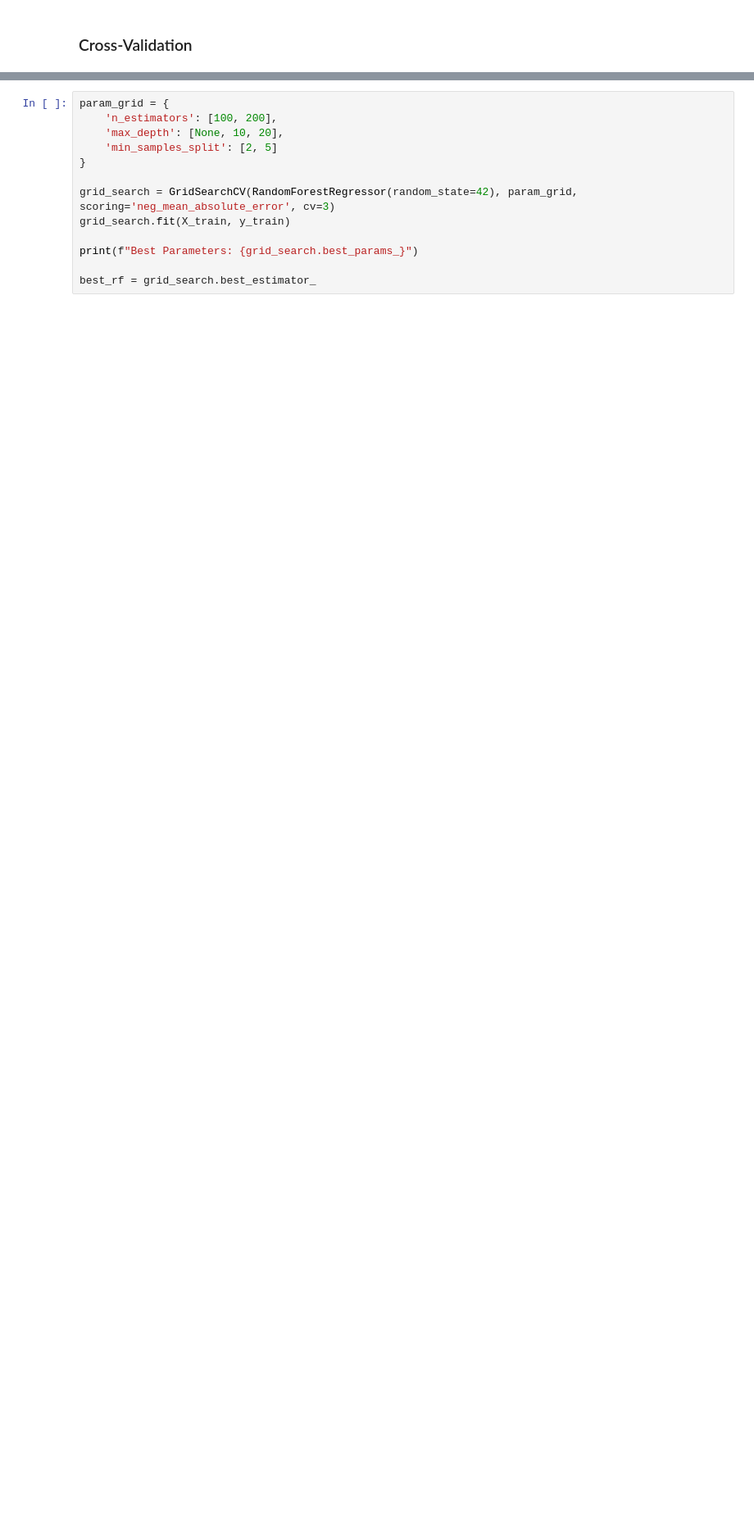
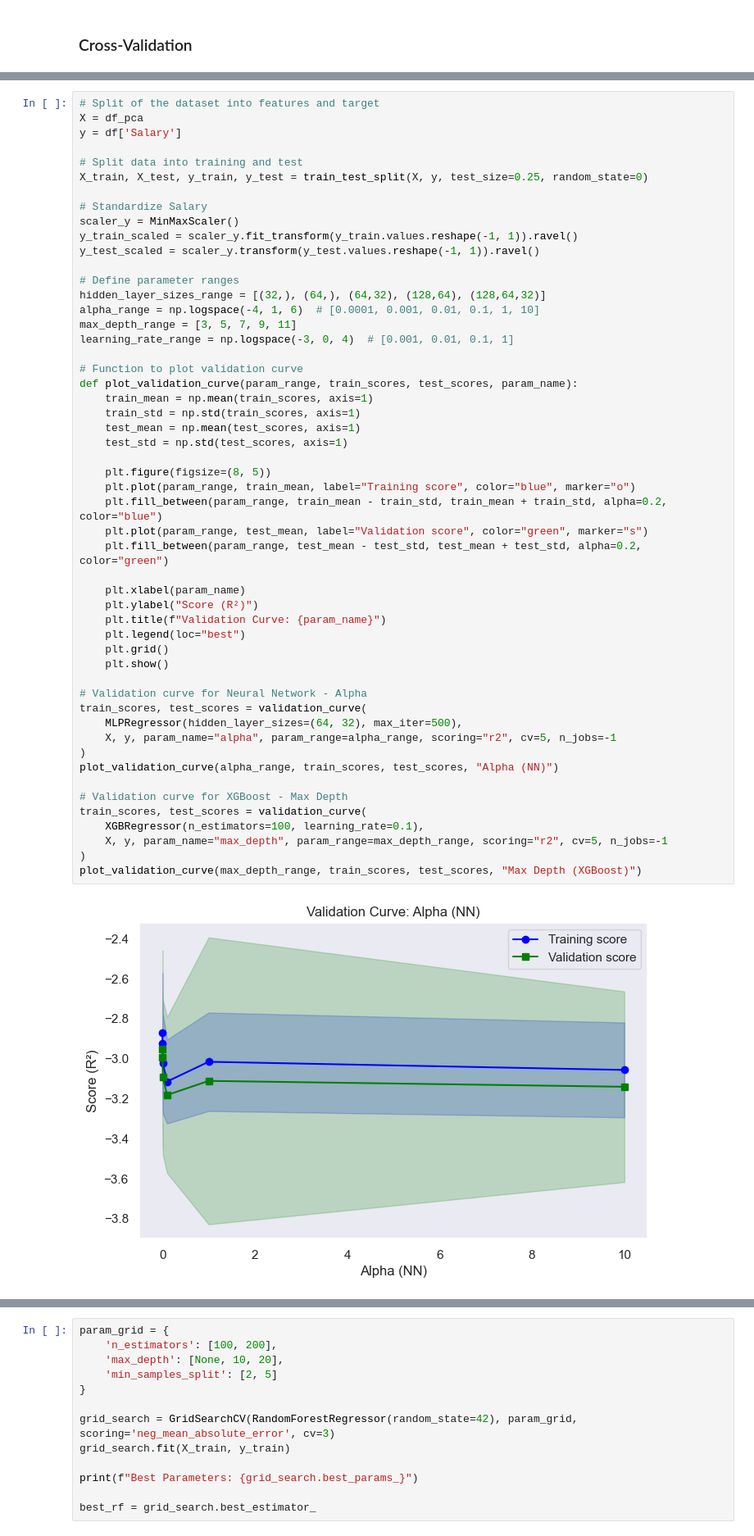
Before and after one commit to HLussiatti/SalaryForecast, a Jupyter notebook: notebooks/3. ML_Model.ipynb, the cells around one changed output, grey strips where cells are left out. Shown: that part at 82% size. Cells and saved outputs as stored; diff of their text form; blank space fills up the shorter version.

```diff
--- a/notebooks/3. ML_Model.ipynb
+++ b/notebooks/3. ML_Model.ipynb
@@ -260,0 +333,54 @@ Best params for XGBoost: {'learning_rate': 0.2, 'max_depth': 3, 'n_estimators':
+# %%
+# Split of the dataset into features and target
+X = df_pca
+y = df['Salary']
+
+# Split data into training and test
+X_train, X_test, y_train, y_test = train_test_split(X, y, test_size=0.25, random_state=0)
+
+# Standardize Salary
+scaler_y = MinMaxScaler()
+y_train_scaled = scaler_y.fit_transform(y_train.values.reshape(-1, 1)).ravel()
+y_test_scaled = scaler_y.transform(y_test.values.reshape(-1, 1)).ravel()
+
+# Define parameter ranges
+hidden_layer_sizes_range = [(32,), (64,), (64,32), (128,64), (128,64,32)]
+alpha_range = np.logspace(-4, 1, 6)  # [0.0001, 0.001, 0.01, 0.1, 1, 10]
+max_depth_range = [3, 5, 7, 9, 11]
+learning_rate_range = np.logspace(-3, 0, 4)  # [0.001, 0.01, 0.1, 1]
+
+# Function to plot validation curve
+def plot_validation_curve(param_range, train_scores, test_scores, param_name):
+    train_mean = np.mean(train_scores, axis=1)
+    train_std = np.std(train_scores, axis=1)
+    test_mean = np.mean(test_scores, axis=1)
+    test_std = np.std(test_scores, axis=1)
+
+    plt.figure(figsize=(8, 5))
+    plt.plot(param_range, train_mean, label="Training score", color="blue", marker="o")
+    plt.fill_between(param_range, train_mean - train_std, train_mean + train_std, alpha=0.2, color="blue")
+    plt.plot(param_range, test_mean, label="Validation score", color="green", marker="s")
+    plt.fill_between(param_range, test_mean - test_std, test_mean + test_std, alpha=0.2, color="green")
+
+    plt.xlabel(param_name)
+    plt.ylabel("Score (R²)")
+    plt.title(f"Validation Curve: {param_name}")
+    plt.legend(loc="best")
+    plt.grid()
+    plt.show()
+
+# Validation curve for Neural Network - Alpha
+train_scores, test_scores = validation_curve(
+    MLPRegressor(hidden_layer_sizes=(64, 32), max_iter=500),
+    X, y, param_name="alpha", param_range=alpha_range, scoring="r2", cv=5, n_jobs=-1
+)
+plot_validation_curve(alpha_range, train_scores, test_scores, "Alpha (NN)")
+
+# Validation curve for XGBoost - Max Depth
+train_scores, test_scores = validation_curve(
+    XGBRegressor(n_estimators=100, learning_rate=0.1),
+    X, y, param_name="max_depth", param_range=max_depth_range, scoring="r2", cv=5, n_jobs=-1
+)
+plot_validation_curve(max_depth_range, train_scores, test_scores, "Max Depth (XGBoost)")
+# %% [output]
+[figure, added]
```
Also changed, not shown: parts of 17 cells of this notebook, 2 other files.
